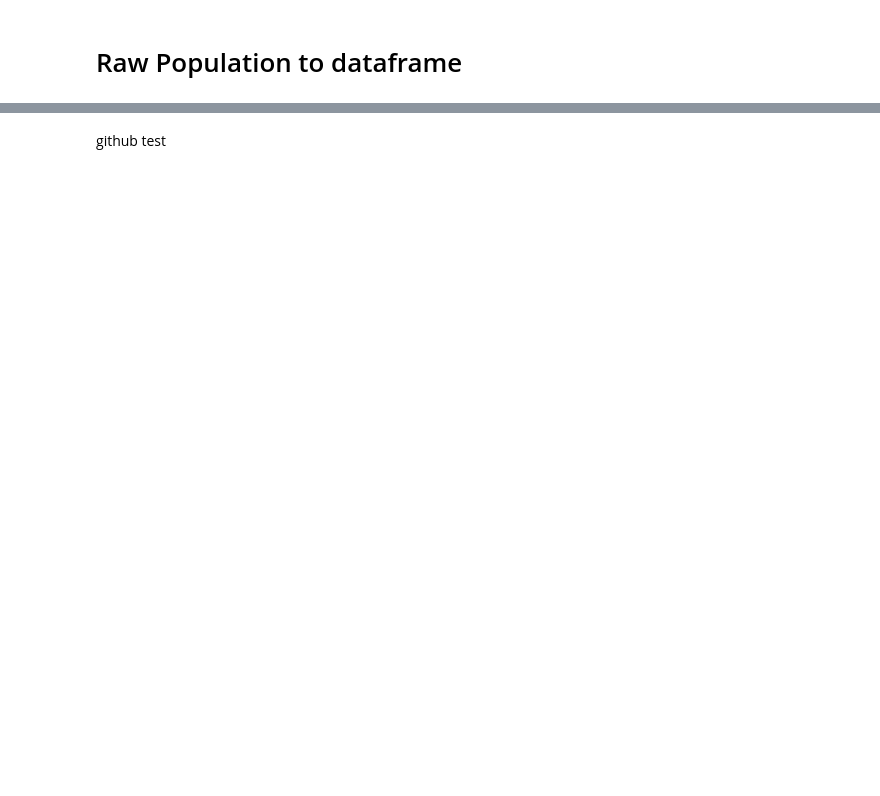
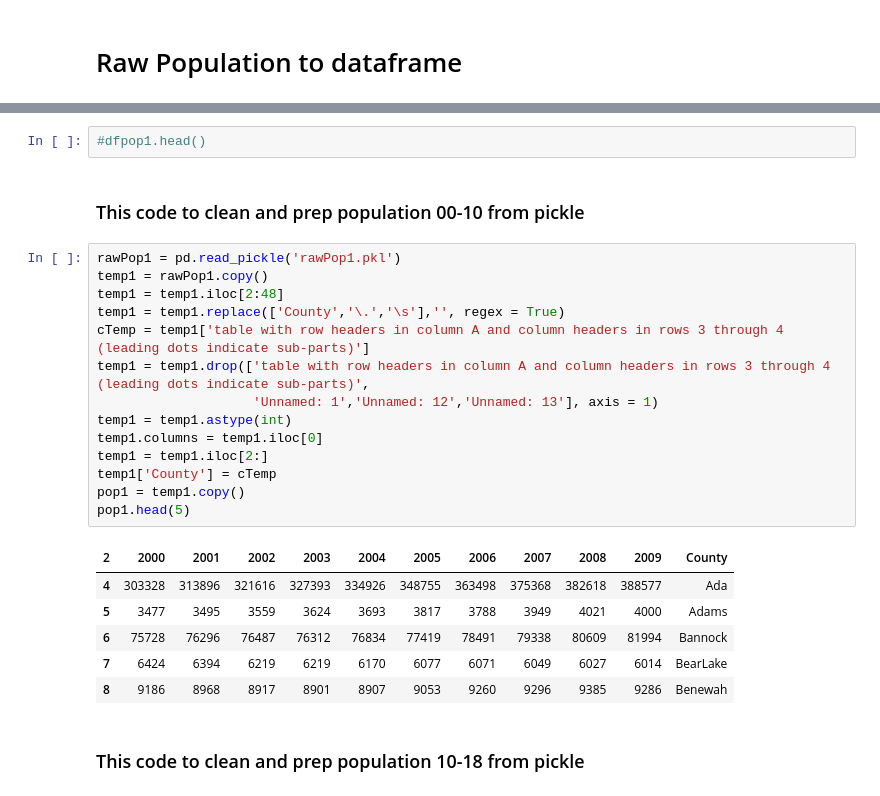
Before and after one commit to b-a-delight/Senior-Project, a Jupyter notebook: Raw_Data_Prep.ipynb, the cells around one changed output, grey strips where cells are left out. Drawn from its saved outputs; the diff is of its cells as text; blank space fills up the shorter version.

```diff
--- a/Raw_Data_Prep.ipynb
+++ b/Raw_Data_Prep.ipynb
@@ -212,2 +179,27 @@ test1.head()
-# %% [markdown]
-github test
+# %%
+#dfpop1.head()
+# %% [markdown]
+### This code to clean and prep population 00-10 from pickle
+# %%
+rawPop1 = pd.read_pickle('rawPop1.pkl')
+temp1 = rawPop1.copy()
+temp1 = temp1.iloc[2:48]
+temp1 = temp1.replace(['County','\.','\s'],'', regex = True)
+cTemp = temp1['table with row headers in column A and column headers in rows 3 through 4 (leading dots indicate sub-parts)']
+temp1 = temp1.drop(['table with row headers in column A and column headers in rows 3 through 4 (leading dots indicate sub-parts)',
+                    'Unnamed: 1','Unnamed: 12','Unnamed: 13'], axis = 1)
+temp1 = temp1.astype(int)
+temp1.columns = temp1.iloc[0]
+temp1 = temp1.iloc[2:]
+temp1['County'] = cTemp
+pop1 = temp1.copy()
+pop1.head(5)
+# %% [output]
+| 2 | 2000 | 2001 | 2002 | 2003 | 2004 | 2005 | 2006 | 2007 | 2008 | 2009 | County |
+| 4 | 303328 | 313896 | 321616 | 327393 | 334926 | 348755 | 363498 | 375368 | 382618 | 388577 | Ada |
+| 5 | 3477 | 3495 | 3559 | 3624 | 3693 | 3817 | 3788 | 3949 | 4021 | 4000 | Adams |
+| 6 | 75728 | 76296 | 76487 | 76312 | 76834 | 77419 | 78491 | 79338 | 80609 | 81994 | Bannock |
+| 7 | 6424 | 6394 | 6219 | 6219 | 6170 | 6077 | 6071 | 6049 | 6027 | 6014 | BearLake |
+| 8 | 9186 | 8968 | 8917 | 8901 | 8907 | 9053 | 9260 | 9296 | 9385 | 9286 | Benewah |
+# %% [markdown]
+### This code to clean and prep population 10-18 from pickle
```
Also changed, not shown: parts of 45 cells of this notebook.
